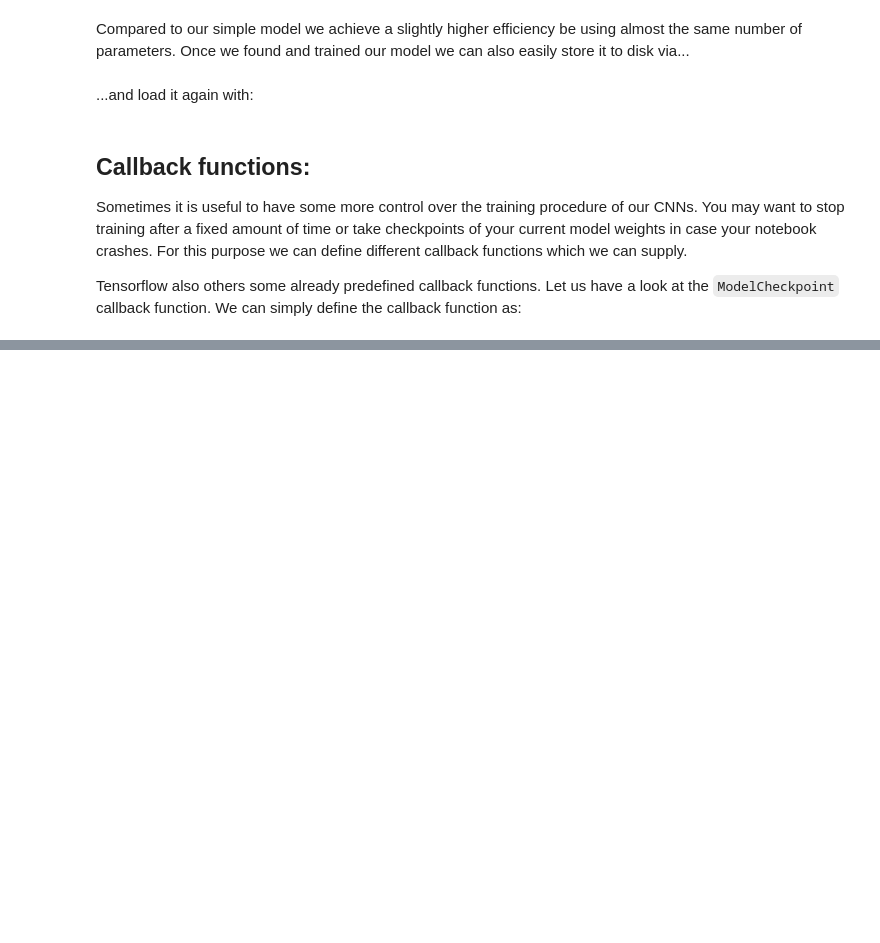
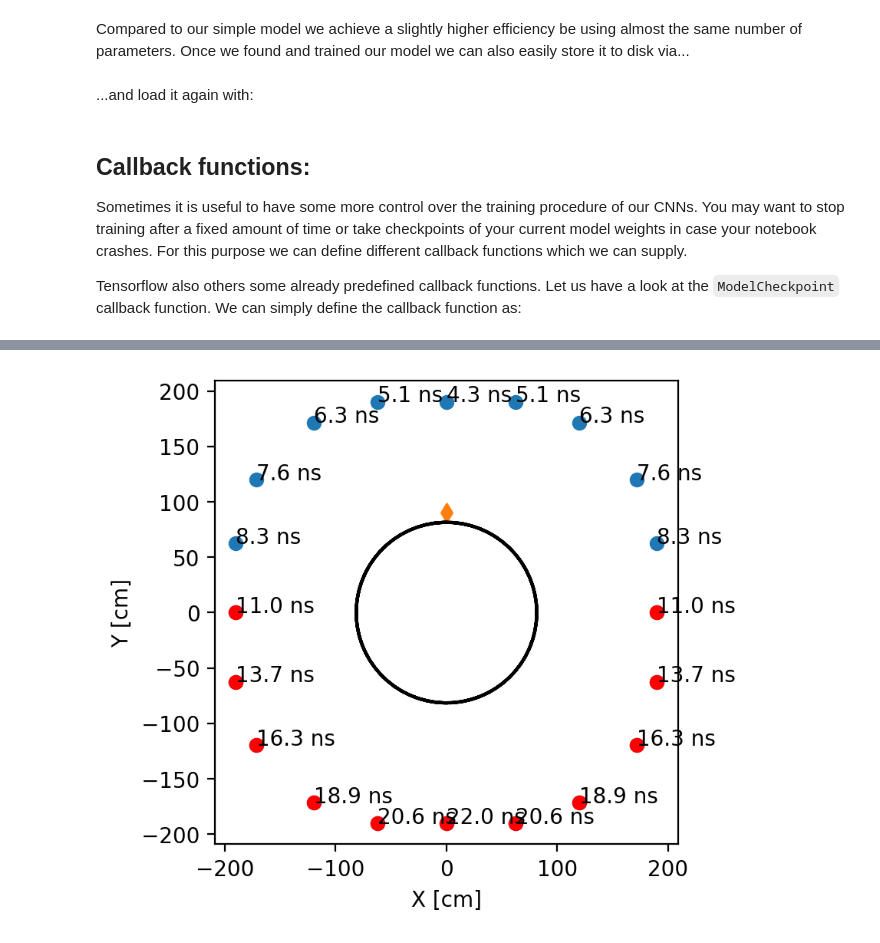
Before and after one commit to RiceAstroparticleLab/DANCE-EDU-CNN-Tutorial_March2022, a Jupyter notebook: CNNTutorial.ipynb, the cells around one changed output, grey strips where cells are left out. Saved outputs shown, nothing was run; the diff lists cells and outputs as text; code cells hidden in the pictures; blank space fills up the shorter version.

```diff
--- a/CNNTutorial.ipynb
+++ b/CNNTutorial.ipynb
@@ -1118,0 +1134,13 @@ array([[1., 1., 1., 1., 1., 1.],
+# %%
+emission_point = np.array([[0, 90, 0]])
+neutron_model = NeutronVetoToyLightPropagator(
+    81.5,
+    pmts_in_z_slice,
+    emission_point,
+)
+# %%
+fig = neutron_model.plot_light_propagation(0)
+fig.set_dpi(200)
+fig
+# %% [output]
+[figure, added]
```
Also changed, not shown: parts of 100 cells of this notebook, 2 other files.
